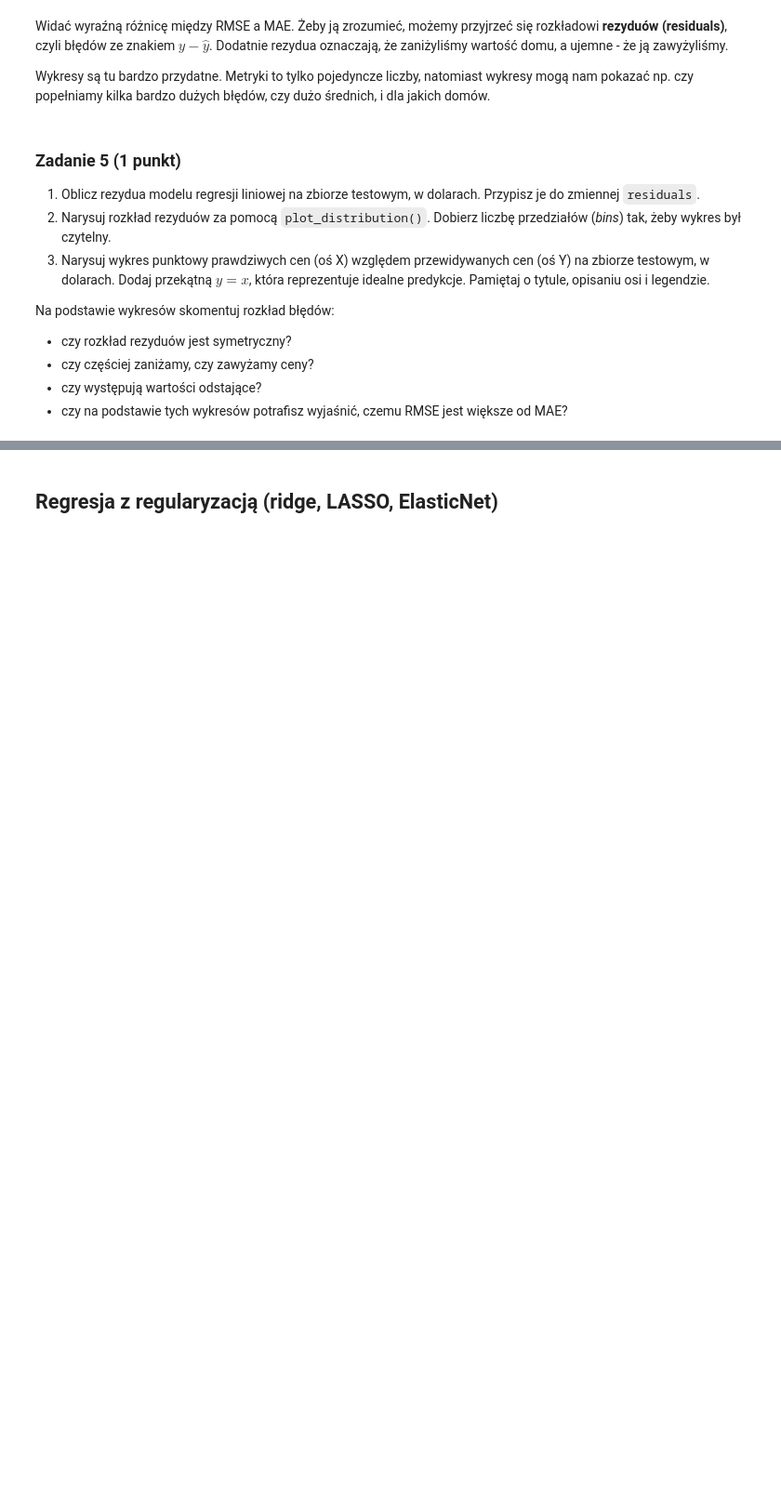
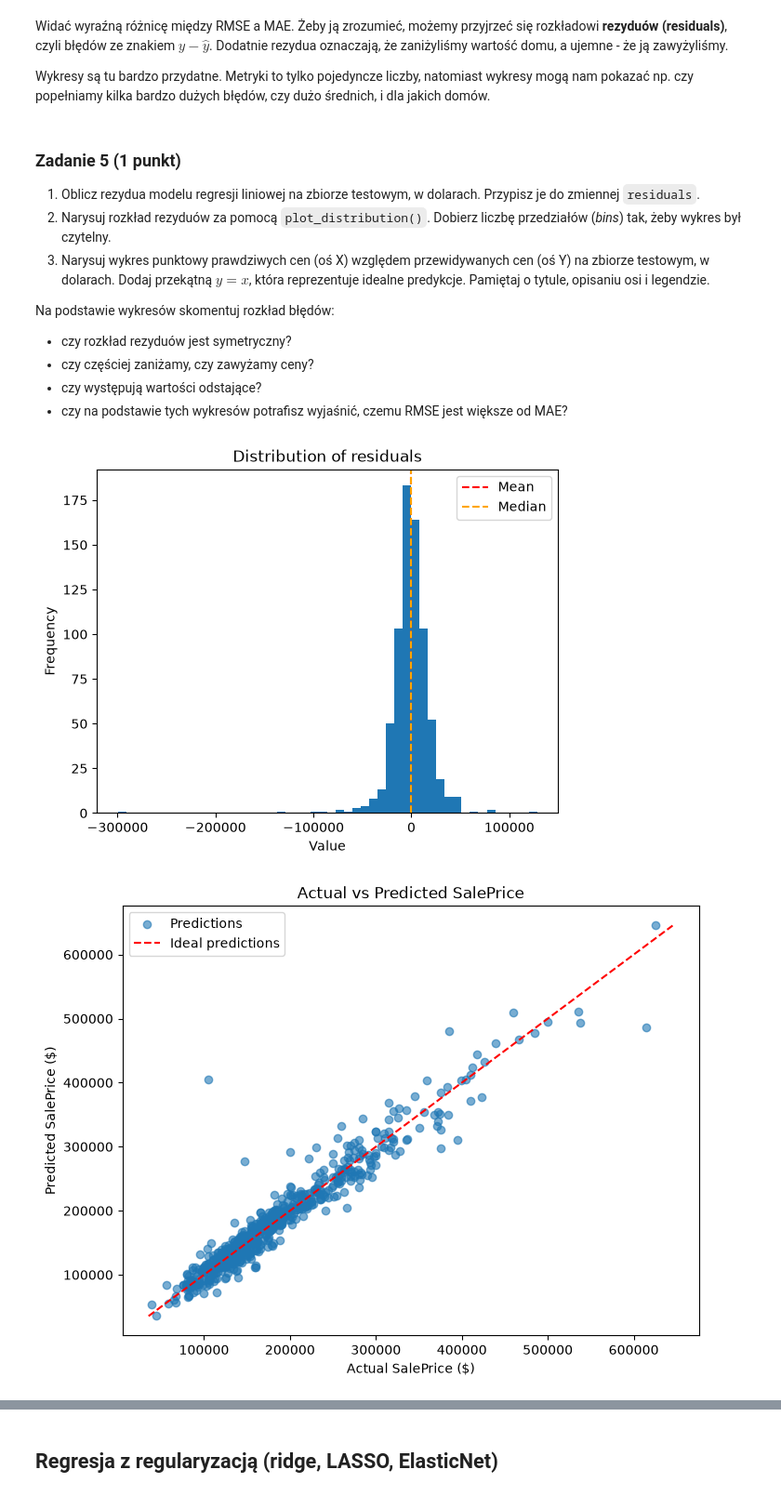
Before and after one commit to Kukl0fy/podstawy-sztucznej-inteligencji, a Jupyter notebook: lab1/lab_1.ipynb, the cells around one changed output, grey strips where cells are left out. Shown at 93% size. Drawn from its saved outputs; the diff is of its cells as text; code cells hidden in the pictures; blank space fills up the shorter version.

```diff
--- a/lab1/lab_1.ipynb
+++ b/lab1/lab_1.ipynb
@@ -847,3 +955,46 @@ Na podstawie wykresów skomentuj rozkład błędów:
+# %%
+y_true = np.expm1(y_test).to_numpy()
+y_pred = np.expm1(reg_linear.predict(X_test))
+
+residuals = y_true - y_pred
+
+plot_distribution(
+    pd.Series(residuals),
+    title="Distribution of residuals",
+    bins=50
+)
+
+fig, ax = plt.subplots(figsize=(8, 6))
+
+ax.scatter(
+    y_true,
+    y_pred,
+    alpha=0.6,
+    label="Predictions"
+)
+
+min_val = min(y_true.min(), y_pred.min())
+max_val = max(y_true.max(), y_pred.max())
+
+ax.plot(
+    [min_val, max_val],
+    [min_val, max_val],
+    color="red",
+    linestyle="--",
+    label="Ideal predictions"
+)
+
+ax.set(
+    xlabel="Actual SalePrice ($)",
+    ylabel="Predicted SalePrice ($)",
+    title="Actual vs Predicted SalePrice"
+)
+
+ax.legend()
+plt.show()
+# %% [output]
+[figure, added]
+[figure, added]
 # %%
 assert len(residuals) == len(y_test)
 assert abs(residuals.mean()) < 2000
```
Also changed, not shown: parts of 39 cells of this notebook.
